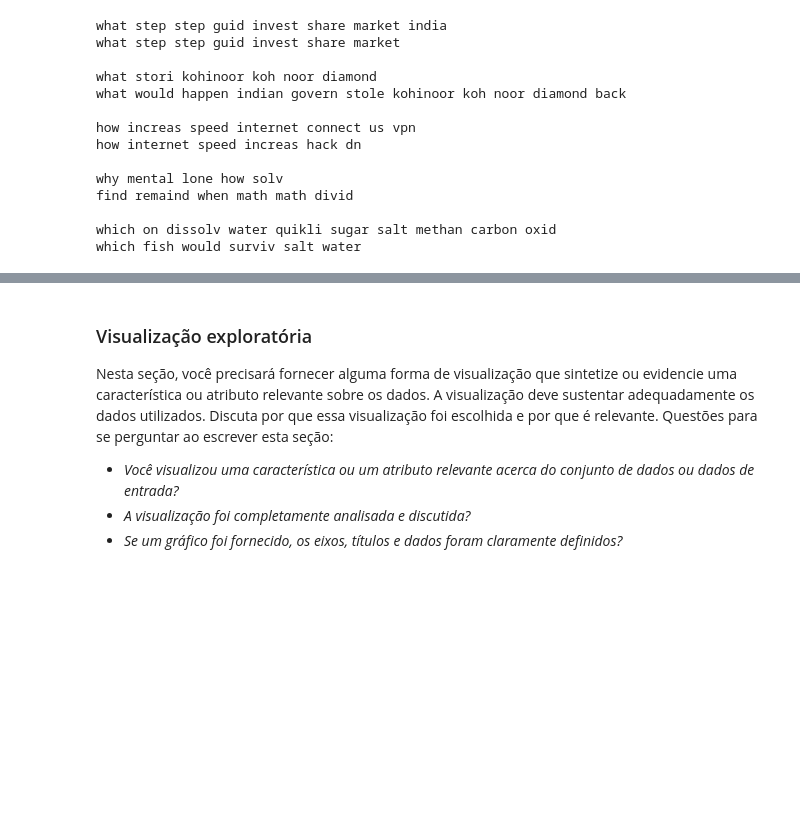
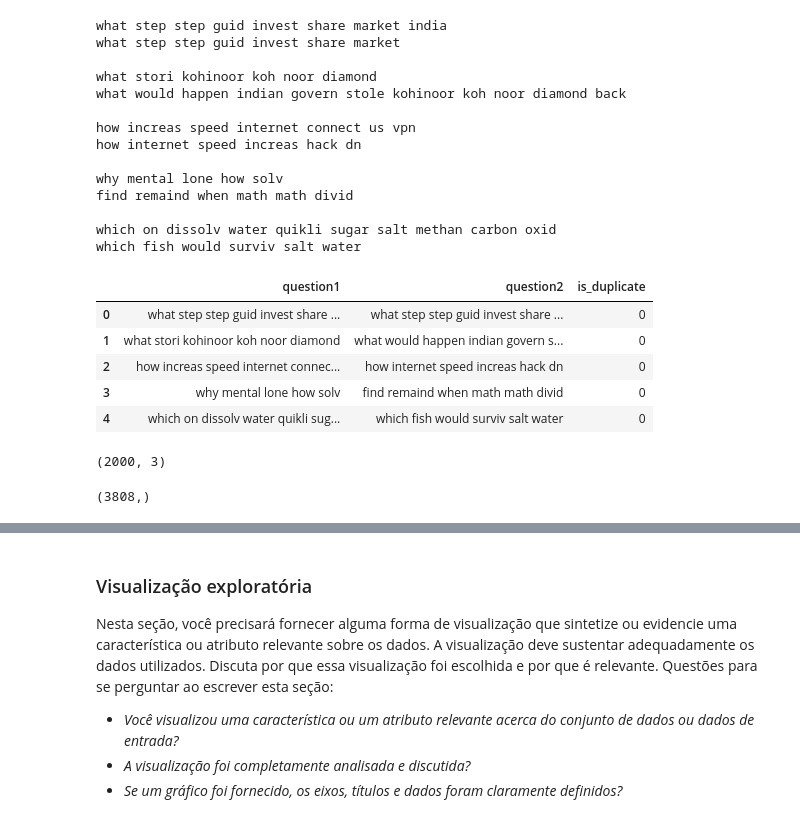
Before and after one commit to pimenta-arthur/quora-question-pairs, a Jupyter notebook: Report.ipynb, the cells around one changed output, grey strips where cells are left out. Cells and saved outputs as stored; diff of their text form; code cells hidden in the pictures; blank space fills up the shorter version.

```diff
--- a/Report.ipynb
+++ b/Report.ipynb
@@ -177,3 +177,12 @@ find remaind when math math divid
 
 which on dissolv water quikli sugar salt methan carbon oxid
 which fish would surviv salt water
+# %%
+df_train.head()
+# %% [output]
+|  | question1 | question2 | is_duplicate |
+| 0 | what step step guid invest share ... | what step step guid invest share ... | 0 |
+| 1 | what stori kohinoor koh noor diamond | what would happen indian govern s... | 0 |
+| 2 | how increas speed internet connec... | how internet speed increas hack dn | 0 |
+| 3 | why mental lone how solv | find remaind when math math divid | 0 |
+| 4 | which on dissolv water quikli sug... | which fish would surviv salt water | 0 |
@@ -179,0 +195,5 @@ which fish would surviv salt water
+# %%
+df_train_balanced = pd.concat([df_is_duplicate[:1000], df_is_not_duplicate[:1000]])
+df_train_balanced.shape
+# %% [output]
+(2000, 3)
@@ -179,0 +202,4 @@ which fish would surviv salt water
+# %%
+questions.shape
+# %% [output]
+(3808,)
```
Also changed, not shown: parts of 13 cells of this notebook.
